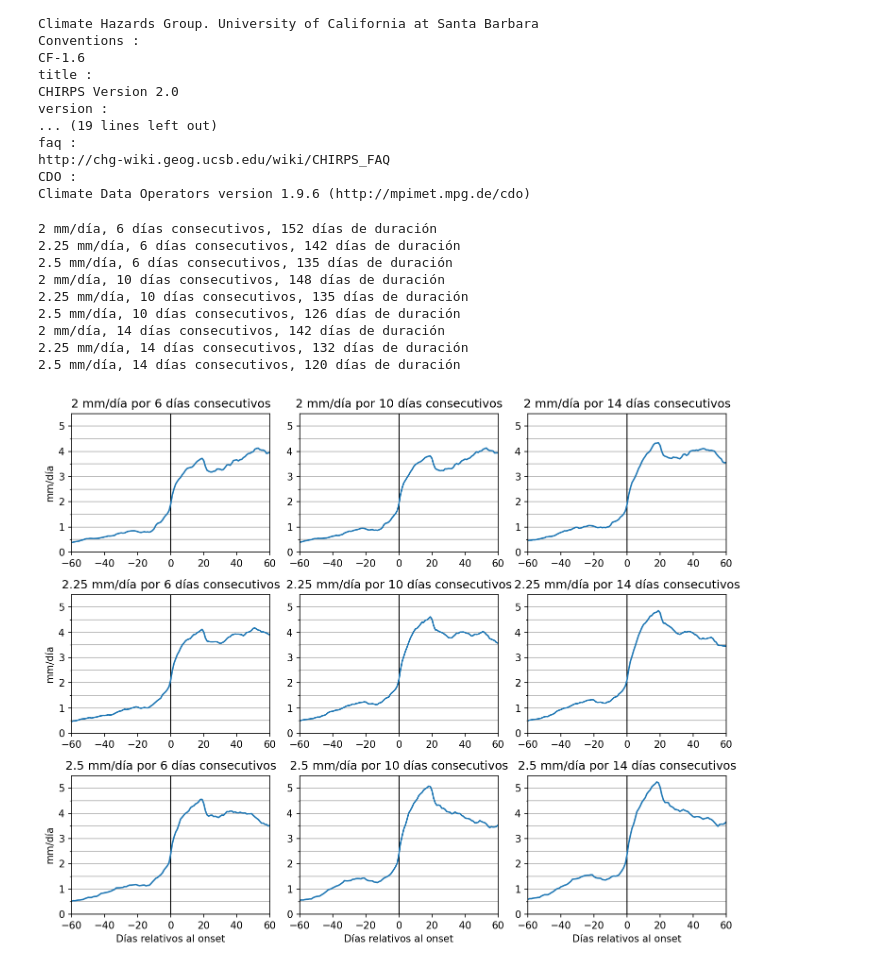
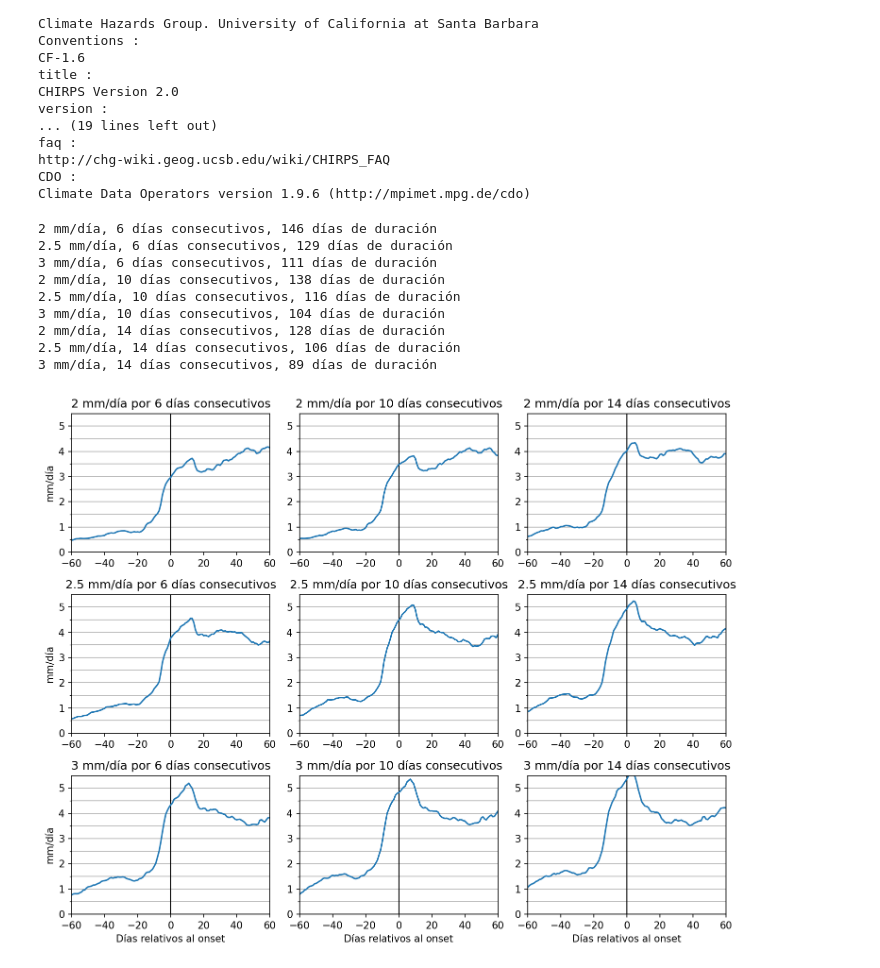
Before and after one commit to rodrigoms95/sequia, a Jupyter notebook: code/indice_pre.ipynb, the cells around one changed output. Saved outputs shown, nothing was run; the diff lists cells and outputs as text; code cells hidden in the pictures.

```diff
--- a/code/indice_pre.ipynb
+++ b/code/indice_pre.ipynb
@@ -115,7 +115,7 @@ df_mean = df.copy()
 # Crea un índice de onset de acuerdo con
 # el umbral para n días seguidos de
 # cumplimiento con el criterio.
-umbral = [2, 2.25, 2.5]
+umbral = [2, 2.5, 3]
 dias = [6, 10, 14]
 
 m_i = 4
@@ -202,7 +202,7 @@ for i_n, n in enumerate(dias):
         date.index.name = "Año"
 
         # Recorremos al inicio de la racha de días de precipitación.
-        date.iloc[:, 0] = date.iloc[:, 0] - np.timedelta64(n, 'D')
+        #date.iloc[:, 0] = date.iloc[:, 0] - np.timedelta64(n, 'D')
         # Longitud de la temporada.
         date[name + " - Length"] = date.iloc[:, 1] - date.iloc[:, 0]
 
@@ -241,43 +241,43 @@ for i_n, n in enumerate(dias):
             # Promediamos y seleccionamos 120 días.
             pre_df = pre_df.mean(axis = 1)
             pre_df = pre_df.loc[delta - 60: delta + 60]
             pre_df.index = range(-60, 61)
 
             # Graficamos.
             axes_s[i][i_u, i_n].plot( (0, 0), (0, 7), color = "k",
                 linewidth = 1 )
             pre_df.plot(ax = axes_s[i][i_u, i_n])
 
             axes_s[i][i_u, i_n].set_title(
                 f"{u} mm/día por {n} días consecutivos")
             axes_s[i][i_u, i_n].set_xlim(-60, 60)
             axes_s[i][i_u, i_n].set_ylim(0, lim[i])
 
             if i_n == 0:
                 axes_s[i][i_u, i_n].set_ylabel("mm/día")
             if i_u == 2:
                 axes_s[i][i_u, i_n].set_xlabel("Días relativos al onset")
 
             for ax in axes_s[i].flatten():
                 ax.set_yticks( np.arange(0, lim[i], step[i]), minor = True )
                 ax.grid( visible = True, which = "both", axis ="y" )
 
             # Separación adecuada entre gráficas.
             fig_s[i].tight_layout()
 
             # Guardamos el archivo.
             fig_s[i].savefig( path_r + title )
 # %% [output]
-2 mm/día, 6 días consecutivos, 152 días de duración
-2.25 mm/día, 6 días consecutivos, 142 días de duración
-2.5 mm/día, 6 días consecutivos, 135 días de duración
-2 mm/día, 10 días consecutivos, 148 días de duración
-2.25 mm/día, 10 días consecutivos, 135 días de duración
-2.5 mm/día, 10 días consecutivos, 126 días de duración
-2 mm/día, 14 días consecutivos, 142 días de duración
-2.25 mm/día, 14 días consecutivos, 132 días de duración
-2.5 mm/día, 14 días consecutivos, 120 días de duración
+2 mm/día, 6 días consecutivos, 146 días de duración
+2.5 mm/día, 6 días consecutivos, 129 días de duración
+3 mm/día, 6 días consecutivos, 111 días de duración
+2 mm/día, 10 días consecutivos, 138 días de duración
+2.5 mm/día, 10 días consecutivos, 116 días de duración
+3 mm/día, 10 días consecutivos, 104 días de duración
+2 mm/día, 14 días consecutivos, 128 días de duración
+2.5 mm/día, 14 días consecutivos, 106 días de duración
+3 mm/día, 14 días consecutivos, 89 días de duración
-[figure, old version]
+[figure, new version]
 # %%
 df_mean = df.copy()
 
```
Also changed, not shown: parts of 6 cells of this notebook, 8 other files.
